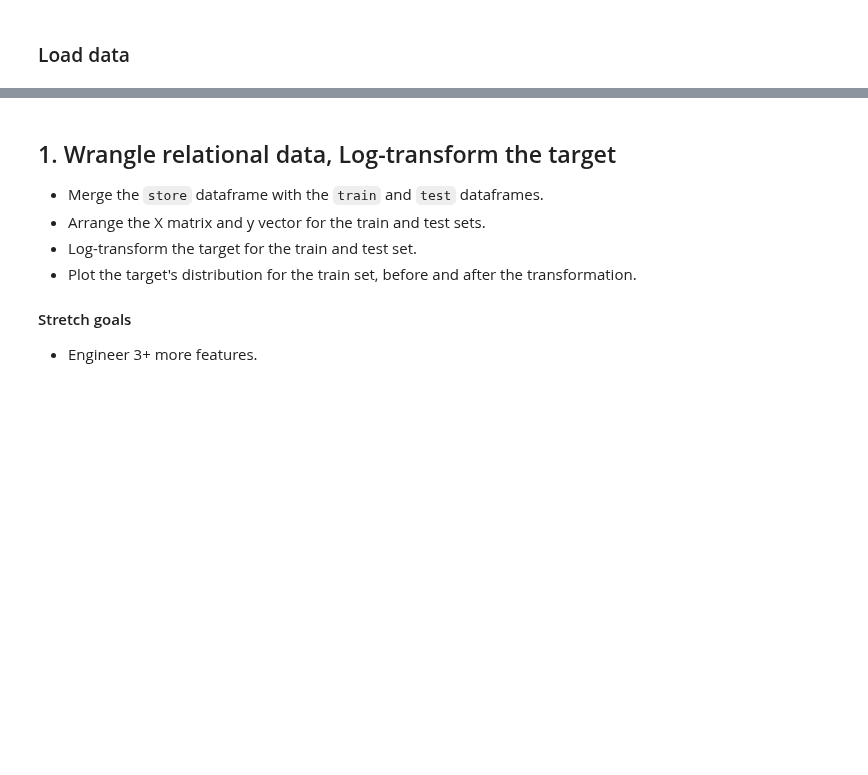
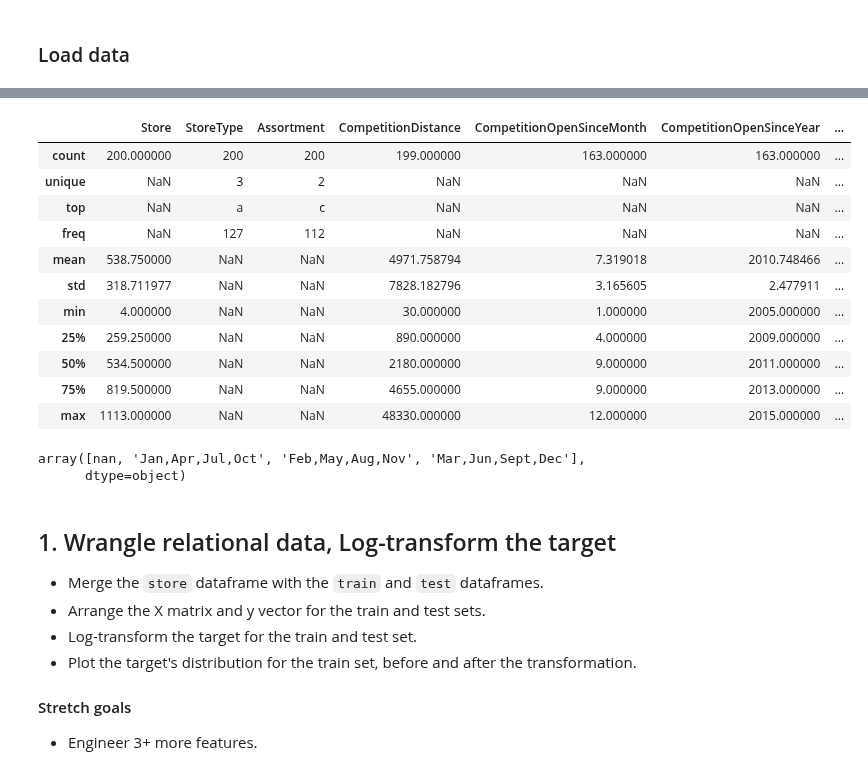
Before and after one commit to LambdaSchool/DEPRECATED-DS-Unit-2-Applied-Modeling, a Jupyter notebook: DS_Sprint_Challenge_8_Regression_2.ipynb, the cells around one changed output, grey strips where cells are left out. Drawn from its saved outputs; the diff is of its cells as text; code cells hidden in the pictures; blank space fills up the shorter version.

```diff
--- a/DS_Sprint_Challenge_8_Regression_2.ipynb
+++ b/DS_Sprint_Challenge_8_Regression_2.ipynb
@@ -58,3 +161,25 @@ assert store.shape == (200, 10)
+# %%
+# Examine summary statistics.
+store.describe(include='all')
+# %% [output]
+|  | Store | StoreType | Assortment | CompetitionDistance | CompetitionOpenSinceMonth | CompetitionOpenSinceYear | ... |
+| count | 200.000000 | 200 | 200 | 199.000000 | 163.000000 | 163.000000 | ... |
+| unique | NaN | 3 | 2 | NaN | NaN | NaN | ... |
+| top | NaN | a | c | NaN | NaN | NaN | ... |
+| freq | NaN | 127 | 112 | NaN | NaN | NaN | ... |
+| mean | 538.750000 | NaN | NaN | 4971.758794 | 7.319018 | 2010.748466 | ... |
+| std | 318.711977 | NaN | NaN | 7828.182796 | 3.165605 | 2.477911 | ... |
+| min | 4.000000 | NaN | NaN | 30.000000 | 1.000000 | 2005.000000 | ... |
+| 25% | 259.250000 | NaN | NaN | 890.000000 | 4.000000 | 2009.000000 | ... |
+| 50% | 534.500000 | NaN | NaN | 2180.000000 | 9.000000 | 2011.000000 | ... |
+| 75% | 819.500000 | NaN | NaN | 4655.000000 | 9.000000 | 2013.000000 | ... |
+| max | 1113.000000 | NaN | NaN | 48330.000000 | 12.000000 | 2015.000000 | ... |
+# %%
+# List possible promo2 schedules.
+store['PromoInterval'].unique()
+# %% [output]
+array([nan, 'Jan,Apr,Jul,Oct', 'Feb,May,Aug,Nov', 'Mar,Jun,Sept,Dec'],
+      dtype=object)
 # %% [markdown]
 ## 1. Wrangle relational data, Log-transform the target
 - Merge the `store` dataframe with the `train` and `test` dataframes.
```
Also changed, not shown: parts of 23 cells of this notebook.
